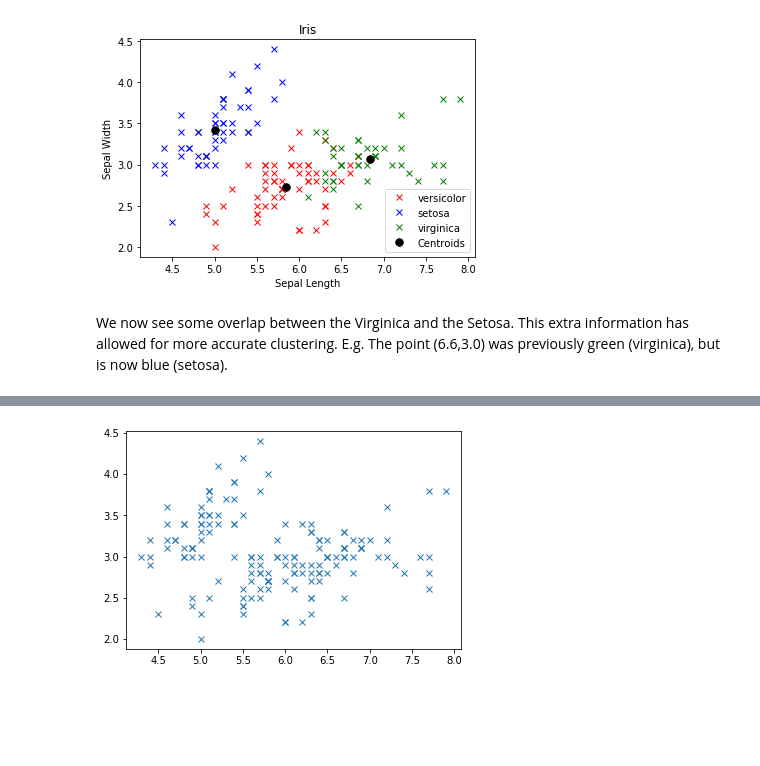
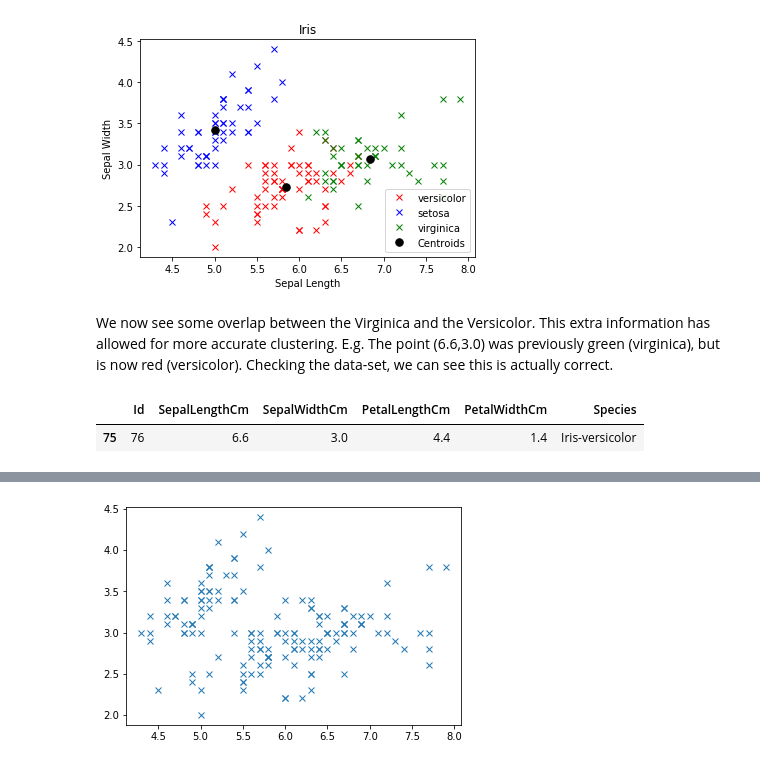
Before and after one commit to HFintan/MLS, a Jupyter notebook: Tasks.ipynb, the cells around one changed output, grey strips where cells are left out. Saved outputs shown, nothing was run; the diff lists cells and outputs as text; code cells hidden in the pictures; blank space fills up the shorter version.

```diff
--- a/Tasks.ipynb
+++ b/Tasks.ipynb
@@ -659,4 +678,10 @@ plt.show()
 # %% [output]
 [figure]
 # %% [markdown]
-We now see some overlap between the Virginica and the Setosa. This extra information has allowed for more accurate clustering. E.g. The point  (6.6,3.0) was previously green (virginica), but is now blue (setosa).
+We now see some overlap between the Virginica and the Versicolor. This extra information has allowed for more accurate clustering. E.g. The point  (6.6,3.0) was previously green (virginica), but is now red (versicolor).
+Checking the data-set, we can see this is actually correct.
+# %%
+Iris.loc[(Iris['SepalLengthCm'] == 6.6) & (Iris['SepalWidthCm'] == 3.0)]
+# %% [output]
+|  | Id | SepalLengthCm | SepalWidthCm | PetalLengthCm | PetalWidthCm | Species |
+| 75 | 76 | 6.6 | 3.0 | 4.4 | 1.4 | Iris-versicolor |
```
Also changed, not shown: parts of 14 cells of this notebook, 1 other file.
